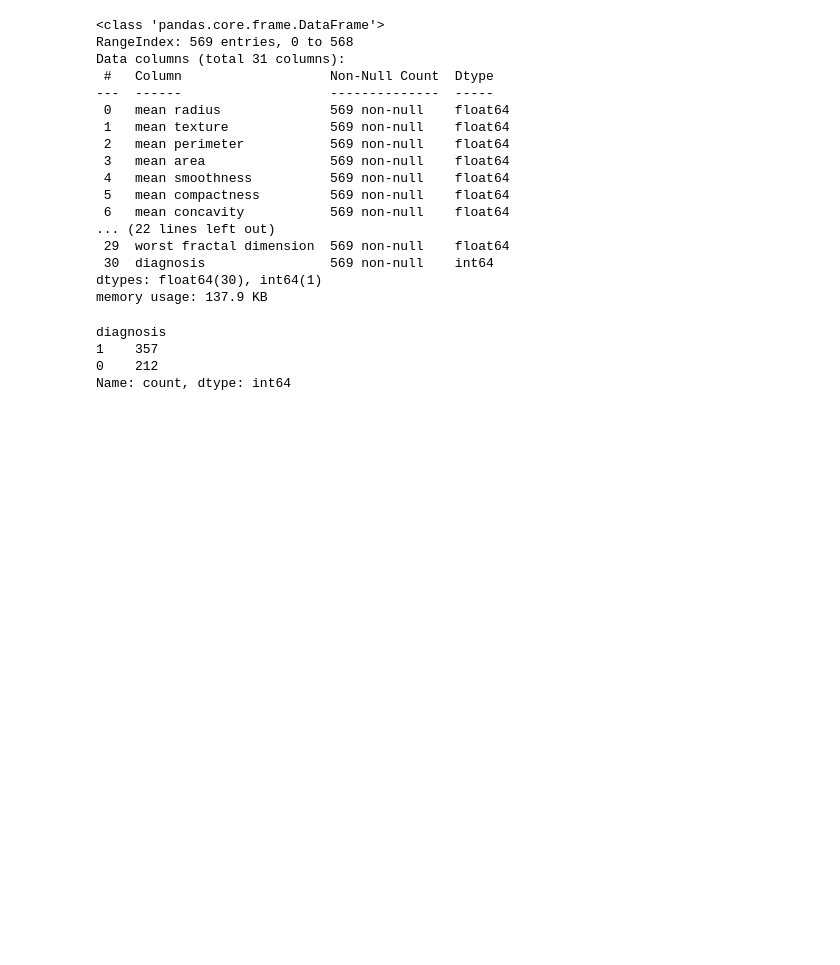
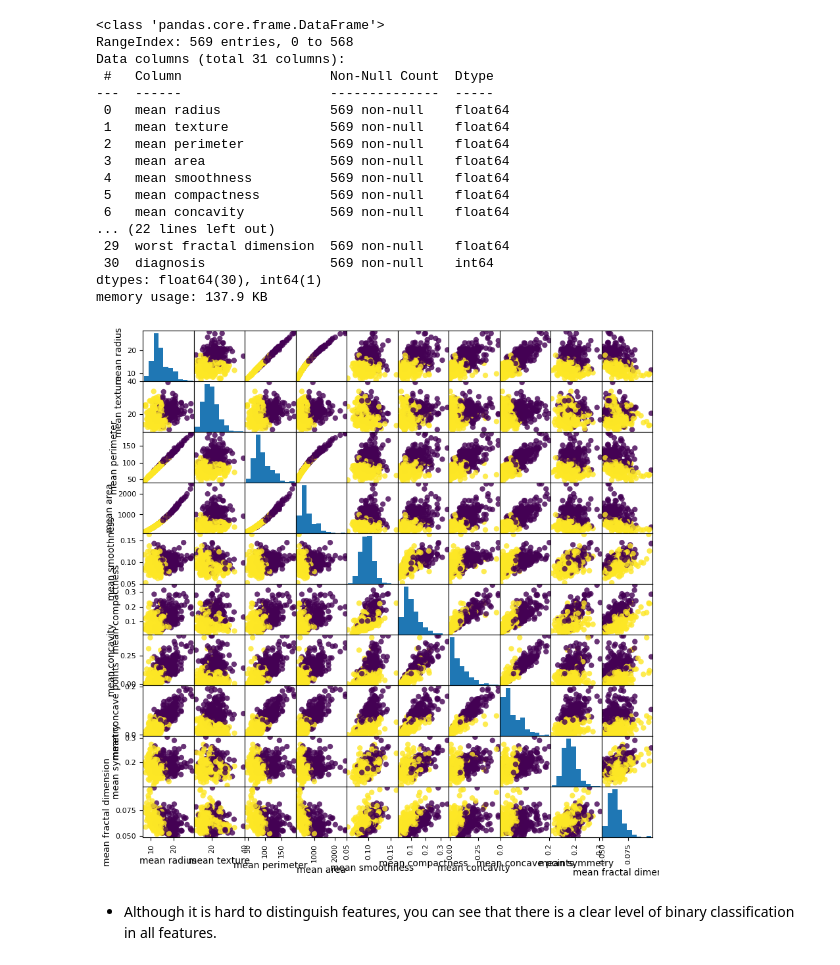
Before and after one commit to JPIPPEN89/Bcancer_LogReg, a Jupyter notebook: breast_cancer.ipynb, the cells around one changed output. Cells and saved outputs as stored; diff of their text form; code cells hidden in the pictures; blank space fills up the shorter version.

Commit message:
Added scatter matrix

```diff
--- a/breast_cancer.ipynb
+++ b/breast_cancer.ipynb
@@ -43,9 +43,9 @@ y = cancer_data['diagnosis']
 # %%
 from pandas.plotting import scatter_matrix
 
-scatter_matrix
+scatter_matrix(X, figsize=(10,10), marker='o', c=y, cmap='viridis', alpha=0.8)
+plt.show()
 # %% [output]
-diagnosis
-1    357
-0    212
-Name: count, dtype: int64
+[figure, added]
+# %% [markdown]
+- Although it is hard to distinguish features, you can see that there is a clear level of binary classification in all features.
```
